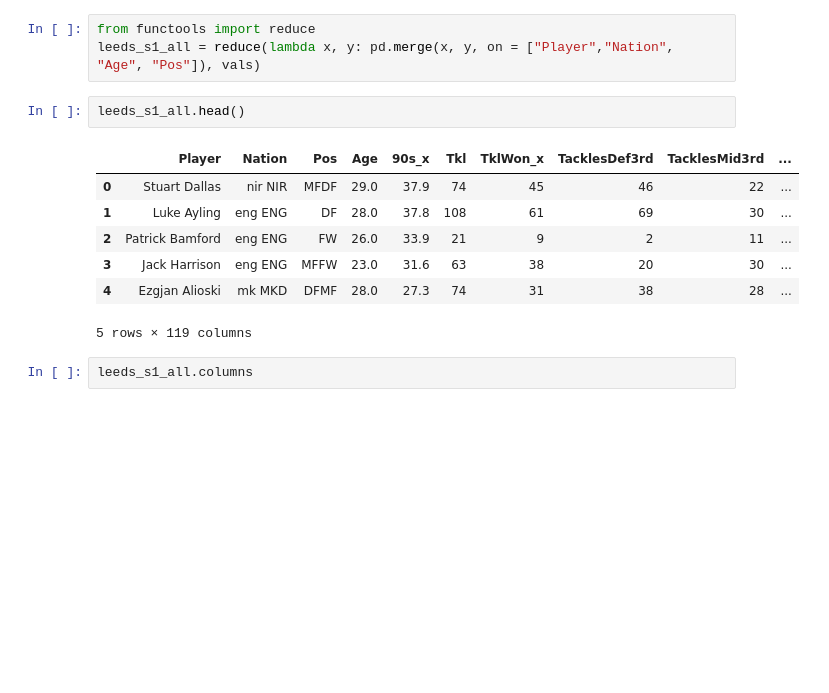
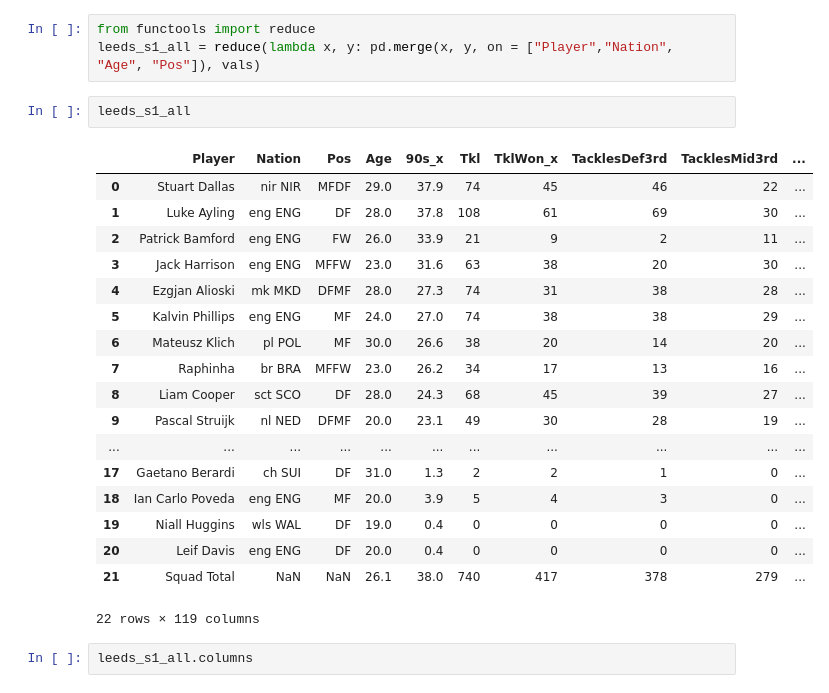
Before and after one commit to kiansweeney11/xg-data-analysis, a Jupyter notebook: merged-player-dataframes.ipynb, the cells around one changed output. Drawn from its saved outputs; the diff is of its cells as text; blank space fills up the shorter version.

```diff
--- a/merged-player-dataframes.ipynb
+++ b/merged-player-dataframes.ipynb
@@ -134,15 +134,26 @@ vals = join_all_columns("Leeds", "2021", leeds_s1, "GK")
 from functools import reduce
 leeds_s1_all = reduce(lambda x, y: pd.merge(x, y, on = ["Player","Nation", "Age", "Pos"]), vals)
 # %%
-leeds_s1_all.head()
+leeds_s1_all
 # %% [output]
 |  | Player | Nation | Pos | Age | 90s_x | Tkl | TklWon_x | TacklesDef3rd | TacklesMid3rd | ... |
 | 0 | Stuart Dallas | nir NIR | MFDF | 29.0 | 37.9 | 74 | 45 | 46 | 22 | ... |
 | 1 | Luke Ayling | eng ENG | DF | 28.0 | 37.8 | 108 | 61 | 69 | 30 | ... |
 | 2 | Patrick Bamford | eng ENG | FW | 26.0 | 33.9 | 21 | 9 | 2 | 11 | ... |
 | 3 | Jack Harrison | eng ENG | MFFW | 23.0 | 31.6 | 63 | 38 | 20 | 30 | ... |
 | 4 | Ezgjan Alioski | mk MKD | DFMF | 28.0 | 27.3 | 74 | 31 | 38 | 28 | ... |
+| 5 | Kalvin Phillips | eng ENG | MF | 24.0 | 27.0 | 74 | 38 | 38 | 29 | ... |
+| 6 | Mateusz Klich | pl POL | MF | 30.0 | 26.6 | 38 | 20 | 14 | 20 | ... |
+| 7 | Raphinha | br BRA | MFFW | 23.0 | 26.2 | 34 | 17 | 13 | 16 | ... |
+| 8 | Liam Cooper | sct SCO | DF | 28.0 | 24.3 | 68 | 45 | 39 | 27 | ... |
+| 9 | Pascal Struijk | nl NED | DFMF | 20.0 | 23.1 | 49 | 30 | 28 | 19 | ... |
+| ... | ... | ... | ... | ... | ... | ... | ... | ... | ... | ... |
+| 17 | Gaetano Berardi | ch SUI | DF | 31.0 | 1.3 | 2 | 2 | 1 | 0 | ... |
+| 18 | Ian Carlo Poveda | eng ENG | MF | 20.0 | 3.9 | 5 | 4 | 3 | 0 | ... |
+| 19 | Niall Huggins | wls WAL | DF | 19.0 | 0.4 | 0 | 0 | 0 | 0 | ... |
+| 20 | Leif Davis | eng ENG | DF | 20.0 | 0.4 | 0 | 0 | 0 | 0 | ... |
+| 21 | Squad Total | NaN | NaN | 26.1 | 38.0 | 740 | 417 | 378 | 279 | ... |
-5 rows × 119 columns
+22 rows × 119 columns
 # %%
 leeds_s1_all.columns
 # %% [output]
```
Also changed, not shown: parts of 19 cells of this notebook, 6 other files.
